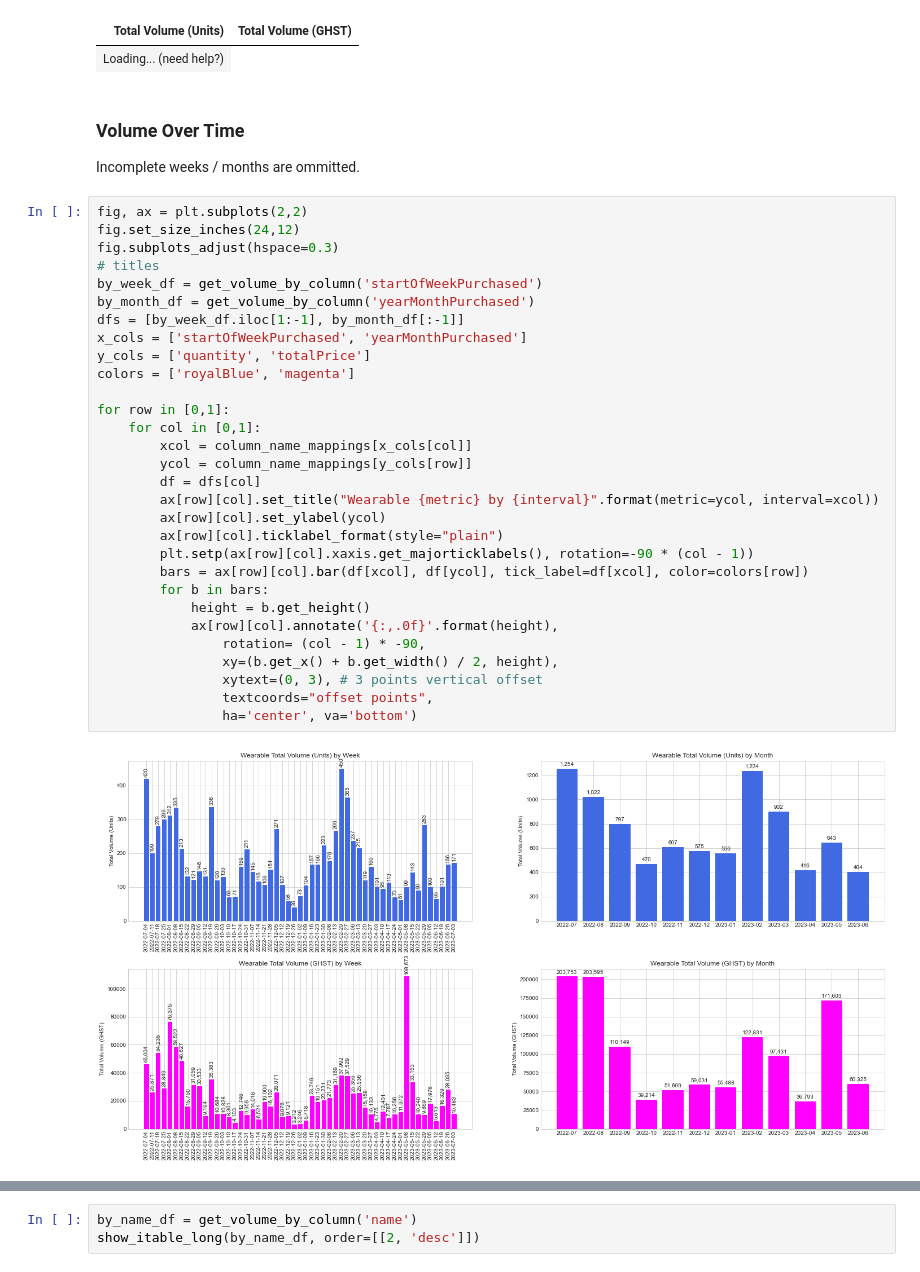
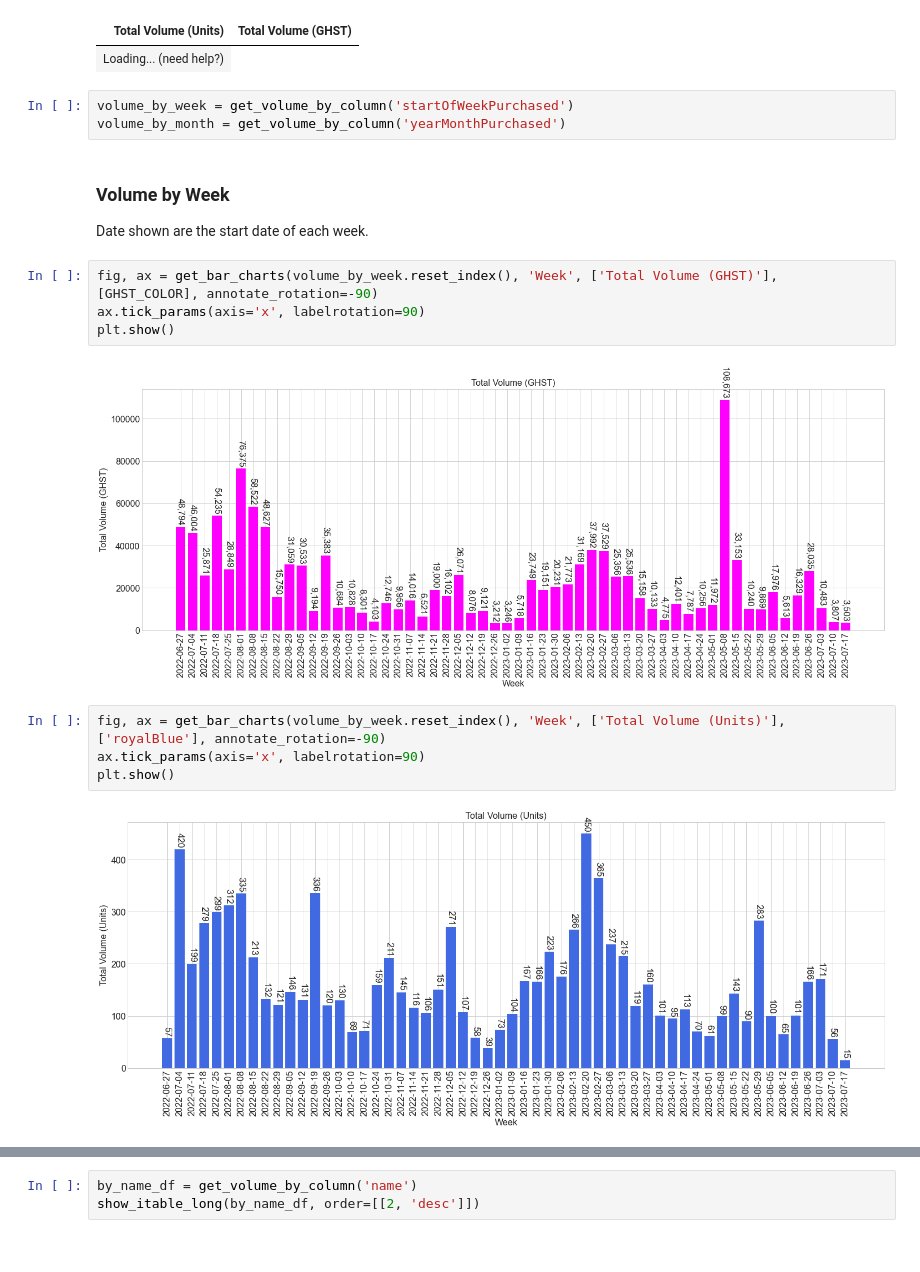
Before and after one commit to mikey-jay/aavegotchi-wearables-report, a Jupyter notebook: wearables_sales_volume.ipynb, the cells around one changed output, grey strips where cells are left out. Drawn from its saved outputs; the diff is of its cells as text.

```diff
--- a/wearables_sales_volume.ipynb
+++ b/wearables_sales_volume.ipynb
@@ -18,39 +19,22 @@ show_itable(total_volume_df)
 # %% [output]
 | Total Volume (Units) | Total Volume (GHST) |
 | Loading... (need help?) |
-# %% [markdown]
-### Volume Over Time
-Incomplete weeks / months are ommitted.
-# %%
-fig, ax = plt.subplots(2,2)
-fig.set_size_inches(24,12)
-fig.subplots_adjust(hspace=0.3)
-# titles
-by_week_df = get_volume_by_column('startOfWeekPurchased')
-by_month_df = get_volume_by_column('yearMonthPurchased')
-dfs = [by_week_df.iloc[1:-1], by_month_df[:-1]]
-x_cols = ['startOfWeekPurchased', 'yearMonthPurchased']
-y_cols = ['quantity', 'totalPrice']
-colors = ['royalBlue', 'magenta']
-
-for row in [0,1]:
-    for col in [0,1]:
-        xcol = column_name_mappings[x_cols[col]]
-        ycol = column_name_mappings[y_cols[row]]
-        df = dfs[col]
-        ax[row][col].set_title("Wearable {metric} by {interval}".format(metric=ycol, interval=xcol))
-        ax[row][col].set_ylabel(ycol)
-        ax[row][col].ticklabel_format(style="plain")
-        plt.setp(ax[row][col].xaxis.get_majorticklabels(), rotation=-90 * (col - 1))
-        bars = ax[row][col].bar(df[xcol], df[ycol], tick_label=df[xcol], color=colors[row])
-        for b in bars:
-            height = b.get_height()
-            ax[row][col].annotate('{:,.0f}'.format(height),
-                rotation= (col - 1) * -90,
-                xy=(b.get_x() + b.get_width() / 2, height),
-                xytext=(0, 3), # 3 points vertical offset
-                textcoords="offset points",
-                ha='center', va='bottom')
-# %% [output]
-[figure, removed]
+# %%
+volume_by_week = get_volume_by_column('startOfWeekPurchased')
+volume_by_month = get_volume_by_column('yearMonthPurchased')
+# %% [markdown]
+### Volume by Week
+Date shown are the start date of each week.
+# %%
+fig, ax = get_bar_charts(volume_by_week.reset_index(), 'Week', ['Total Volume (GHST)'], [GHST_COLOR], annotate_rotation=-90)
+ax.tick_params(axis='x', labelrotation=90)
+plt.show()
+# %% [output]
+[figure, added]
+# %%
+fig, ax = get_bar_charts(volume_by_week.reset_index(), 'Week', ['Total Volume (Units)'], ['royalBlue'], annotate_rotation=-90)
+ax.tick_params(axis='x', labelrotation=90)
+plt.show()
+# %% [output]
+[figure, added]
 # %% [markdown]
```
Also changed, not shown: parts of 8 cells of this notebook, 8 other files.
